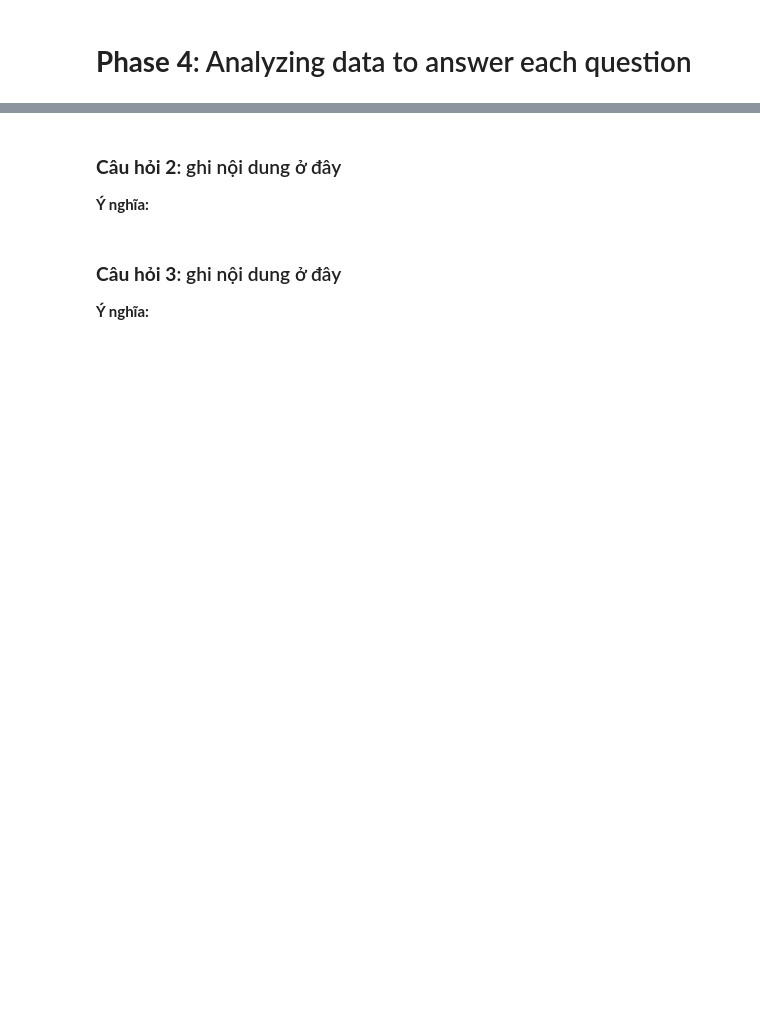
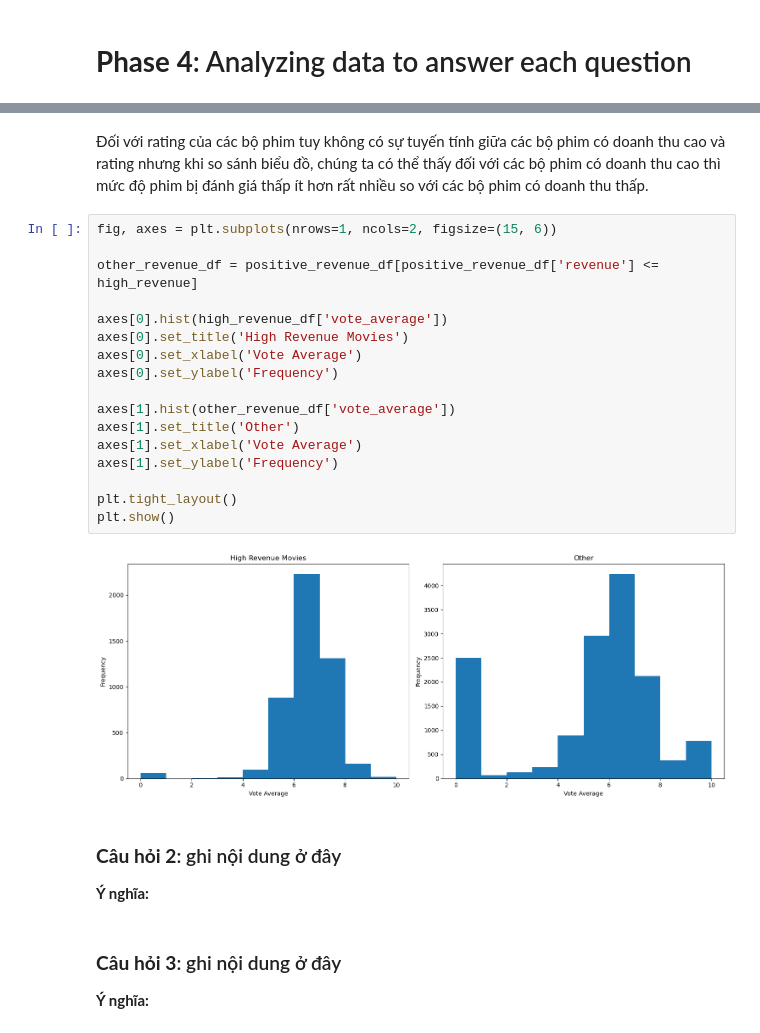
Before and after one commit to baohuyvanba/hcmus_dsp_finalproject_CSC17104, a Jupyter notebook: finalproject.ipynb, the cells around one changed output, grey strips where cells are left out. Drawn from its saved outputs; the diff is of its cells as text; blank space fills up the shorter version.

```diff
--- a/finalproject.ipynb
+++ b/finalproject.ipynb
@@ -210,3 +318,24 @@ memory usage: 163.7+ MB
+# %% [markdown]
+Đối với rating của các bộ phim tuy không có sự tuyến tính giữa các bộ phim có doanh thu cao và rating nhưng khi so sánh biểu đồ, chúng ta có thể thấy đối với các bộ phim có doanh thu cao thì mức độ phim bị đánh giá thấp ít hơn rất nhiều so với các bộ phim có doanh thu thấp.
+# %%
+fig, axes = plt.subplots(nrows=1, ncols=2, figsize=(15, 6))
+
+other_revenue_df = positive_revenue_df[positive_revenue_df['revenue'] <= high_revenue]
+
+axes[0].hist(high_revenue_df['vote_average'])
+axes[0].set_title('High Revenue Movies')
+axes[0].set_xlabel('Vote Average')
+axes[0].set_ylabel('Frequency')
+
+axes[1].hist(other_revenue_df['vote_average'])
+axes[1].set_title('Other')
+axes[1].set_xlabel('Vote Average')
+axes[1].set_ylabel('Frequency')
+
+plt.tight_layout()
+plt.show()
+# %% [output]
+[figure, added]
 # %% [markdown]
 ### **Câu hỏi 2**: ghi nội dung ở đây<a name="cauhoi_2"></a>
 
```
Also changed, not shown: parts of 17 cells of this notebook.
